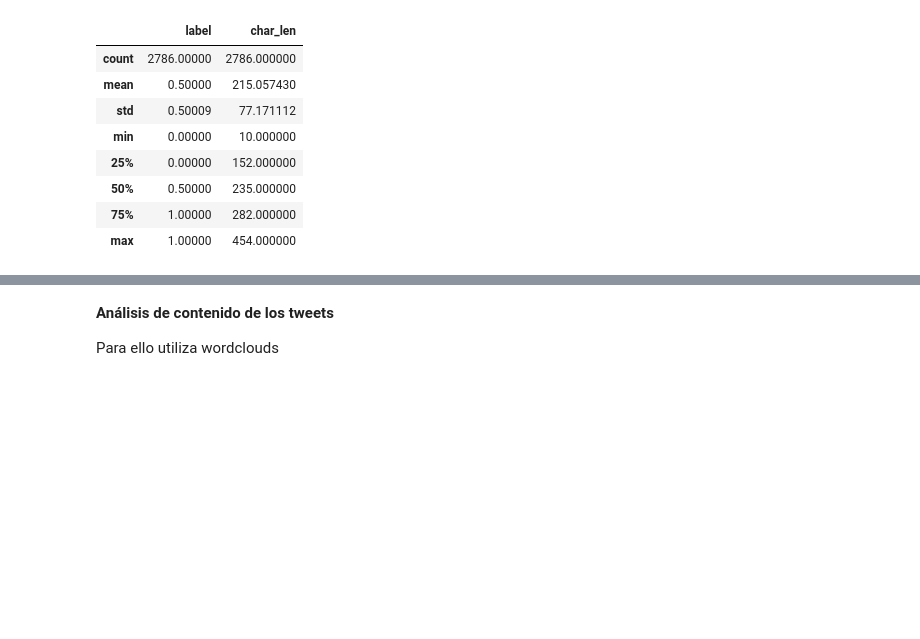
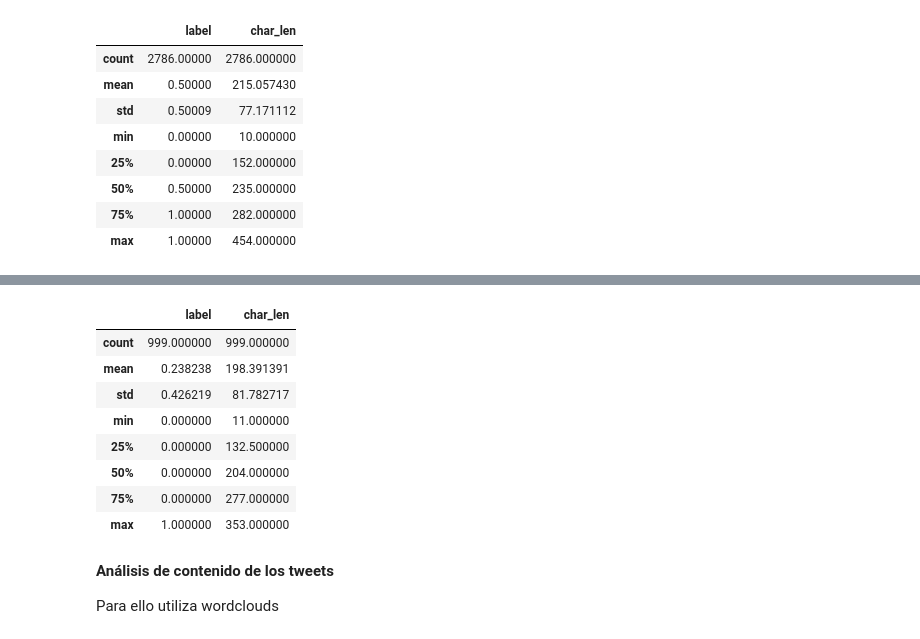
Before and after one commit to ivanrnarvaez/text_mining, a Jupyter notebook: NARVAEZ_BARREIROS_IVAN_RICARDO_Ejercicio1.ipynb, the cells around one changed output, grey strips where cells are left out. Drawn from its saved outputs; the diff is of its cells as text; code cells hidden in the pictures; blank space fills up the shorter version.

```diff
--- a/NARVAEZ_BARREIROS_IVAN_RICARDO_Ejercicio1.ipynb
+++ b/NARVAEZ_BARREIROS_IVAN_RICARDO_Ejercicio1.ipynb
@@ -267,3 +287,15 @@ dataset_train_df.describe()
+# %%
+dataset_val_df.describe()
+# %% [output]
+|  | label | char_len |
+| count | 999.000000 | 999.000000 |
+| mean | 0.238238 | 198.391391 |
+| std | 0.426219 | 81.782717 |
+| min | 0.000000 | 11.000000 |
+| 25% | 0.000000 | 132.500000 |
+| 50% | 0.000000 | 204.000000 |
+| 75% | 0.000000 | 277.000000 |
+| max | 1.000000 | 353.000000 |
 # %% [markdown]
 **Análisis de contenido de los tweets**
 
```
Also changed, not shown: parts of 16 cells of this notebook.
